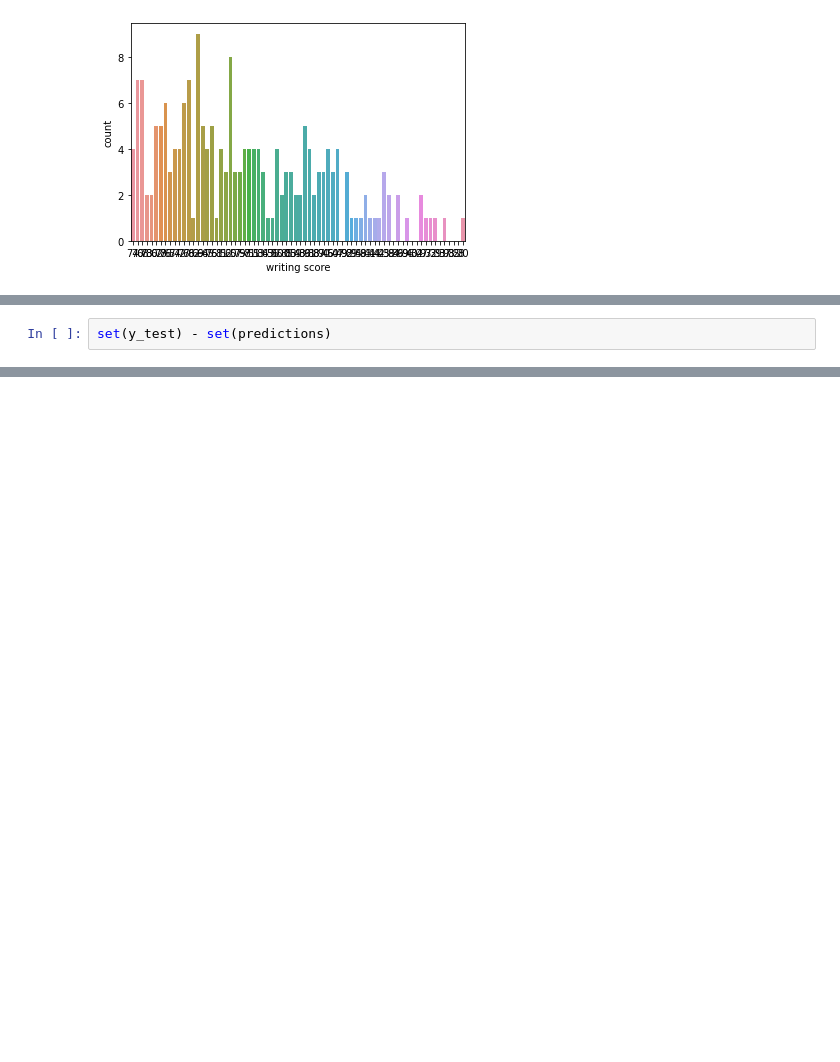
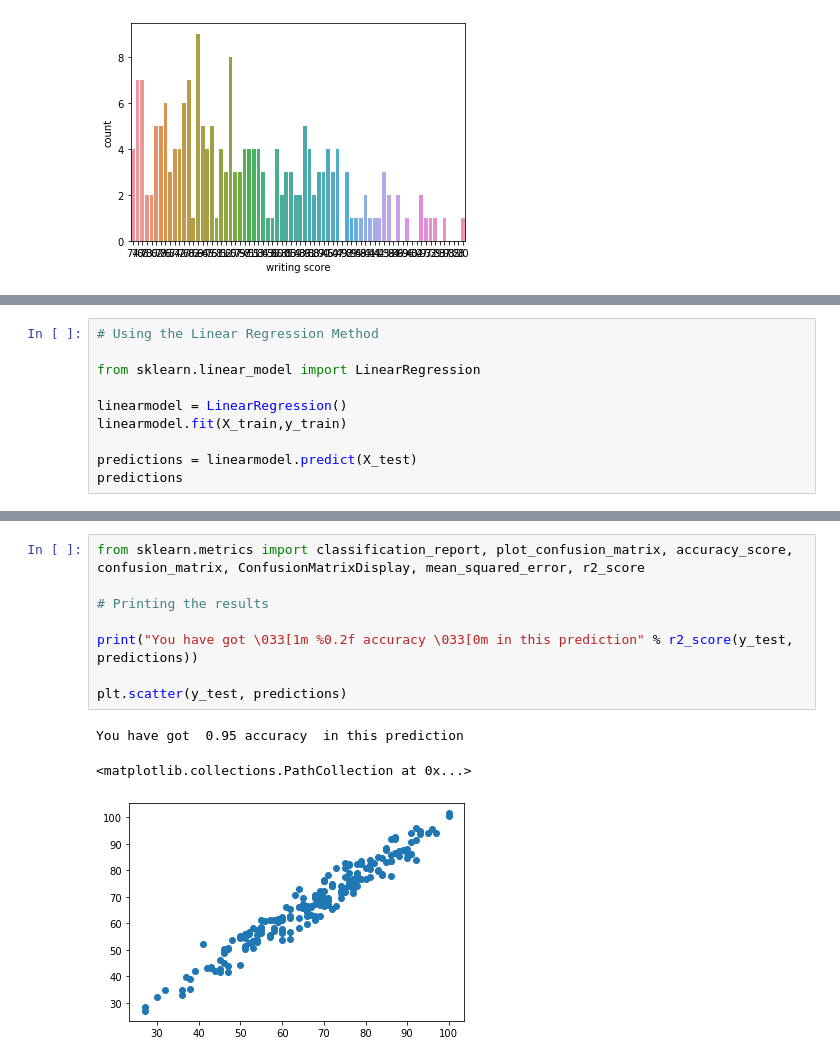
Before and after one commit to 154Nacho/DAA, a Jupyter notebook: students/tp2DAA.ipynb, the cells around one changed output, grey strips where cells are left out. Cells and saved outputs as stored; diff of their text form; blank space fills up the shorter version.

```diff
--- a/students/tp2DAA.ipynb
+++ b/students/tp2DAA.ipynb
@@ -244,3 +244,11 @@ You have got  0.04 accuracy  in this prediction
 # %%
-set(y_test) - set(predictions)
+# Using the Linear Regression Method
+
+from sklearn.linear_model import LinearRegression
+
+linearmodel = LinearRegression()
+linearmodel.fit(X_train,y_train)
+
+predictions = linearmodel.predict(X_test)
+predictions
 # %% [output]
@@ -247,0 +272,12 @@ set(y_test) - set(predictions)
+# %%
+from sklearn.metrics import classification_report, plot_confusion_matrix, accuracy_score, confusion_matrix, ConfusionMatrixDisplay, mean_squared_error, r2_score
+
+# Printing the results
+
+print("You have got \033[1m %0.2f accuracy \033[0m in this prediction" % r2_score(y_test, predictions))
+
+plt.scatter(y_test, predictions)
+# %% [output]
+You have got  0.95 accuracy  in this prediction
+<matplotlib.collections.PathCollection at 0x...>
+[figure, added]
```
Also changed, not shown: parts of 7 cells of this notebook.
